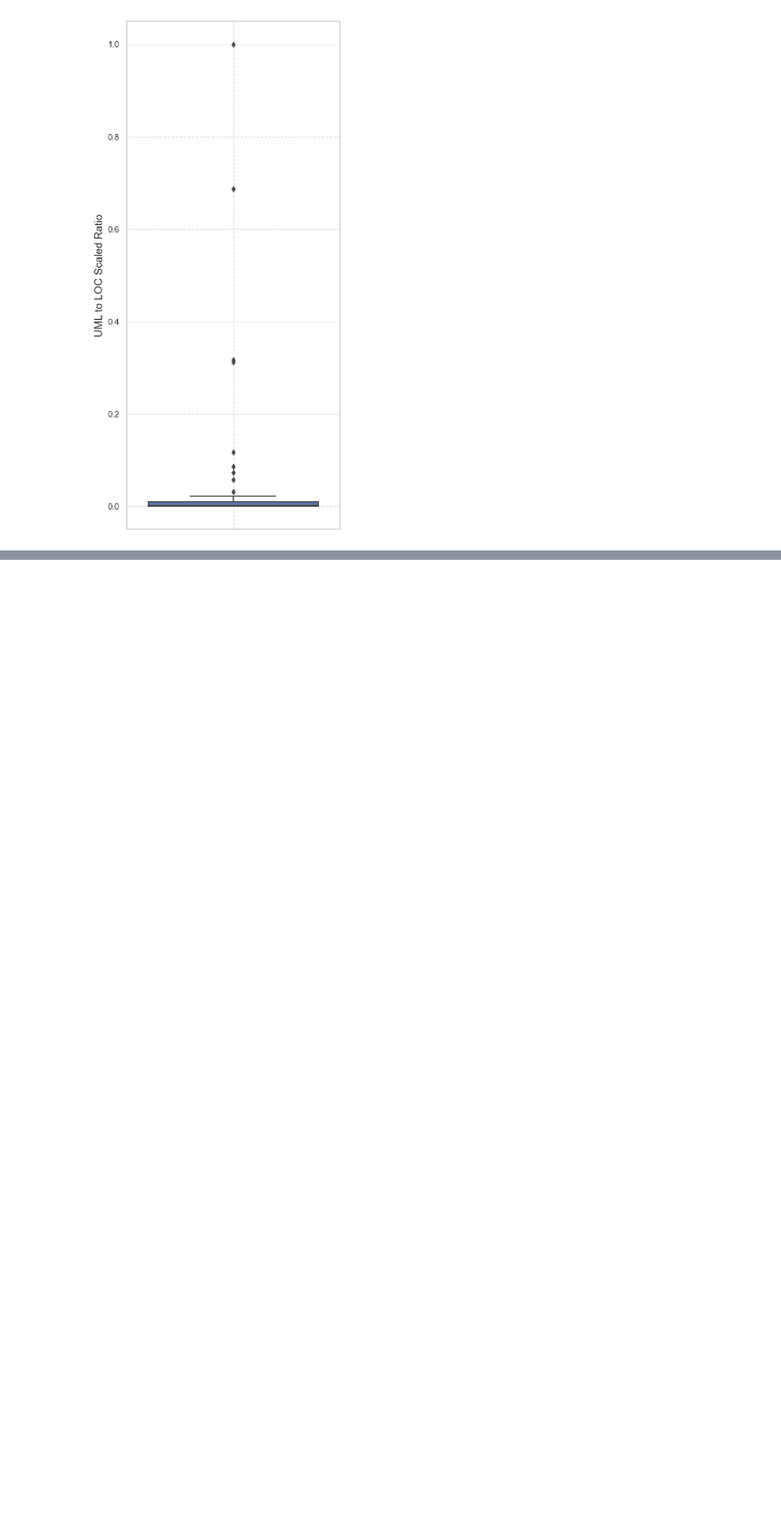
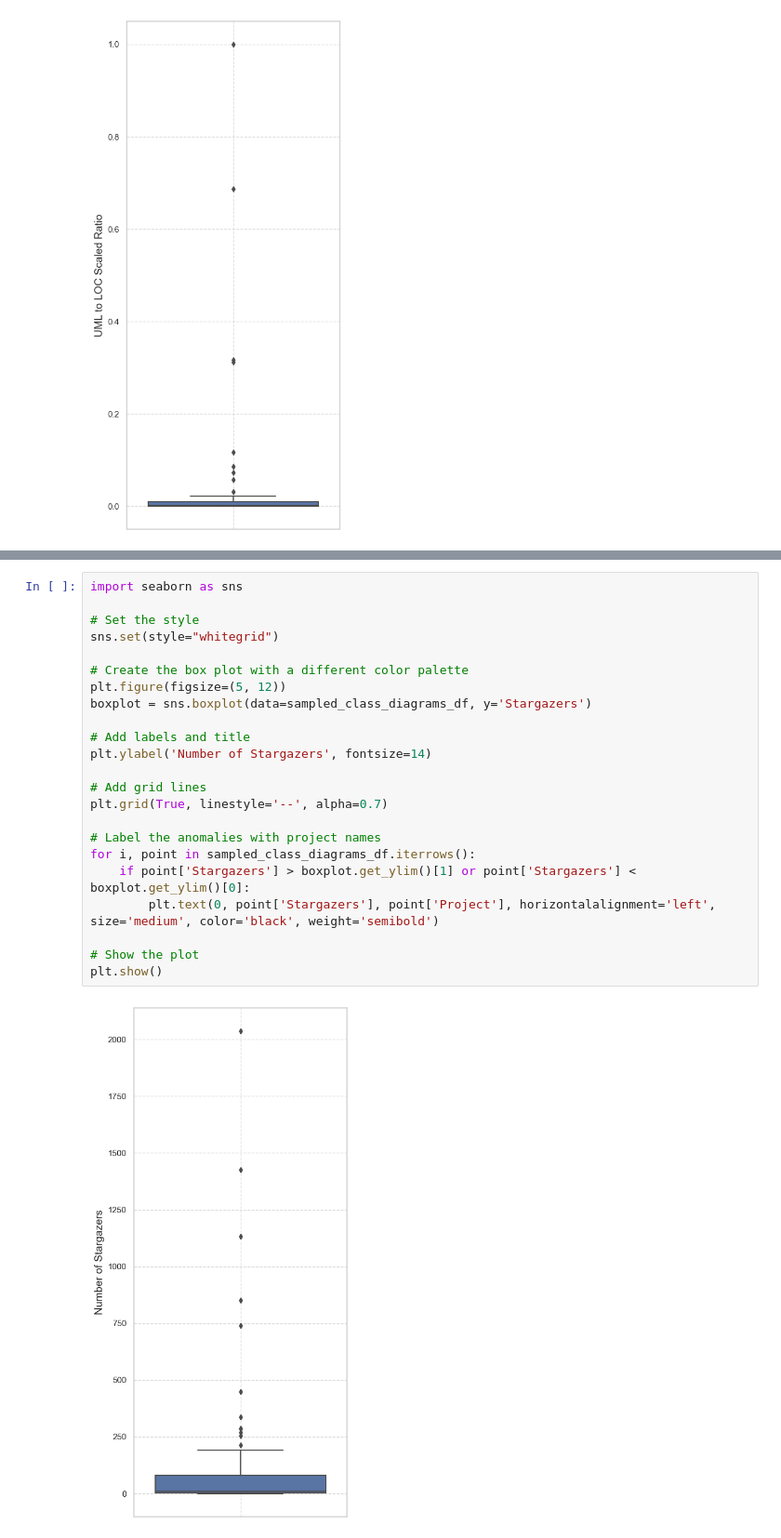
Before and after one commit to zakipauzi/uml_code_traceability, a Jupyter notebook: 2_filter_repos.ipynb, the cells around one changed output, grey strips where cells are left out. Shown at 93% size. Saved outputs shown, nothing was run; the diff lists cells and outputs as text; blank space fills up the shorter version.

```diff
--- a/2_filter_repos.ipynb
+++ b/2_filter_repos.ipynb
@@ -568 +616,26 @@ plt.show()
+# %%
+import seaborn as sns
+
+# Set the style
+sns.set(style="whitegrid")
+
+# Create the box plot with a different color palette
+plt.figure(figsize=(5, 12))
+boxplot = sns.boxplot(data=sampled_class_diagrams_df, y='Stargazers')
+
+# Add labels and title
+plt.ylabel('Number of Stargazers', fontsize=14)
+
+# Add grid lines
+plt.grid(True, linestyle='--', alpha=0.7)
+
+# Label the anomalies with project names
+for i, point in sampled_class_diagrams_df.iterrows():
+    if point['Stargazers'] > boxplot.get_ylim()[1] or point['Stargazers'] < boxplot.get_ylim()[0]:
+        plt.text(0, point['Stargazers'], point['Project'], horizontalalignment='left', size='medium', color='black', weight='semibold')
+
+# Show the plot
+plt.show()
+# %% [output]
+[figure, added]
 # %% [markdown]
```
Also changed, not shown: parts of 12 cells of this notebook, 4 other files.
